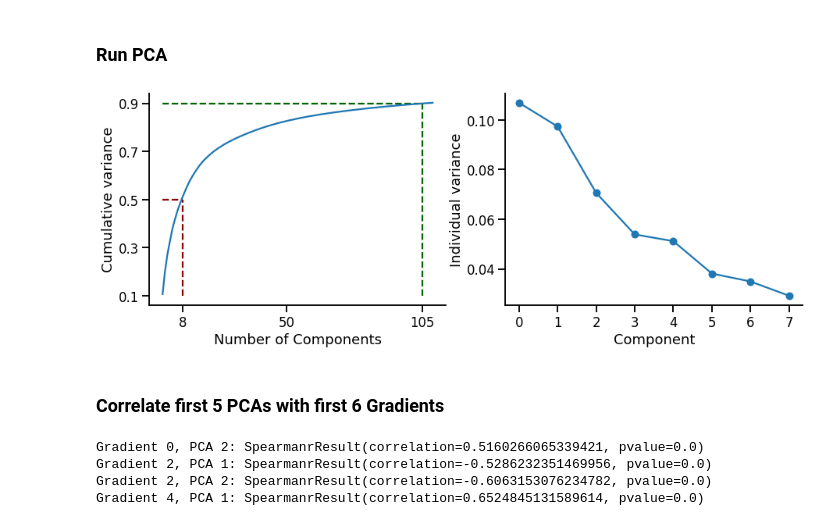
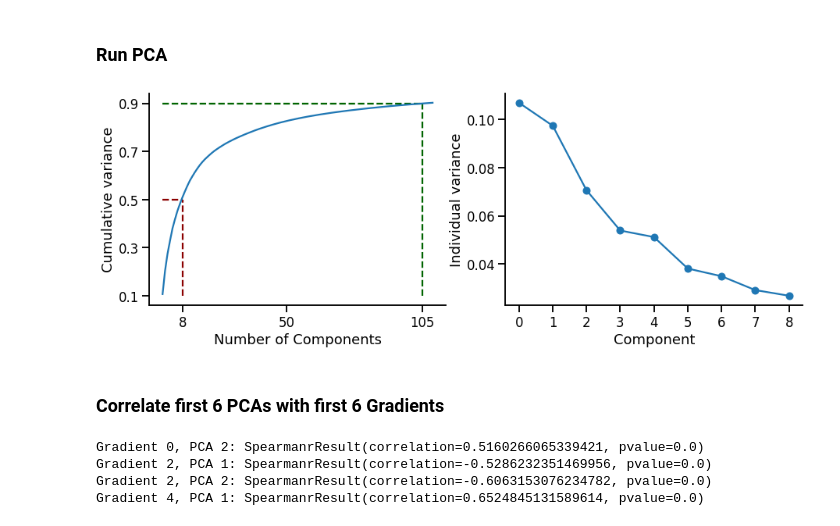
Before and after one commit to juhuntenburg/mouse_gradients, a Jupyter notebook: Gene_expression.ipynb, the cells around one changed output. Drawn from its saved outputs; the diff is of its cells as text; code cells hidden in the pictures.

```diff
--- a/Gene_expression.ipynb
+++ b/Gene_expression.ipynb
@@ -122,32 +122,32 @@ comp09 = np.where(np.cumsum(pca.explained_variance_ratio_) > 0.9)[0][0]
 # %%
 #Plotting the Cumulative Summation of the Explained Variance
 sns.set_context("talk")
 fig = plt.figure(figsize=(15,5))
 
 fig.add_subplot(121)
 plt.plot(np.cumsum(pca.explained_variance_ratio_)[:110])
 plt.xlabel('Number of Components')
 plt.ylabel('Cumulative variance')
 plt.xticks([comp05, 50, comp09])
 plt.yticks([0.1, 0.3, 0.5, 0.7, 0.9])
 plt.hlines(0.9, 0, comp09, color='darkgreen', linestyle="--")
 plt.vlines(comp09, 0.1, 0.9, color='darkgreen', linestyle="--")
 plt.hlines(0.5, 0, comp05, color='darkred', linestyle="--")
 plt.vlines(comp05, 0.1, 0.5, color='darkred', linestyle="--")
 sns.despine()
 
 fig.add_subplot(122)
-plt.plot(pca.explained_variance_ratio_[:8], 'o', linestyle="-")
-plt.xticks([0,1,2,3,4,5,6,7])
+plt.plot(pca.explained_variance_ratio_[:9], 'o', linestyle="-")
+plt.xticks([0,1,2,3,4,5,6,7,8])
 plt.xlabel('Component')
 plt.ylabel('Individual variance')
 sns.despine()
 # %% [output]
-[figure, old version]
+[figure, new version]
 # %%
 np.save('/home/julia/data/gradients/results/genes/pca_components.npy', pcs)
 # %% [markdown]
-### Correlate first 5 PCAs with first 6 Gradients
+### Correlate first 6 PCAs with first 6 Gradients
 # %%
 gene_mask_thr = nb.load('/home/julia/data/gradients/genes/gene_mask.nii.gz').get_data()
 pcs = np.load('/home/julia/data/gradients/results/genes/pca_components.npy')
```
Also changed, not shown: parts of 6 cells of this notebook, 6 other files.
